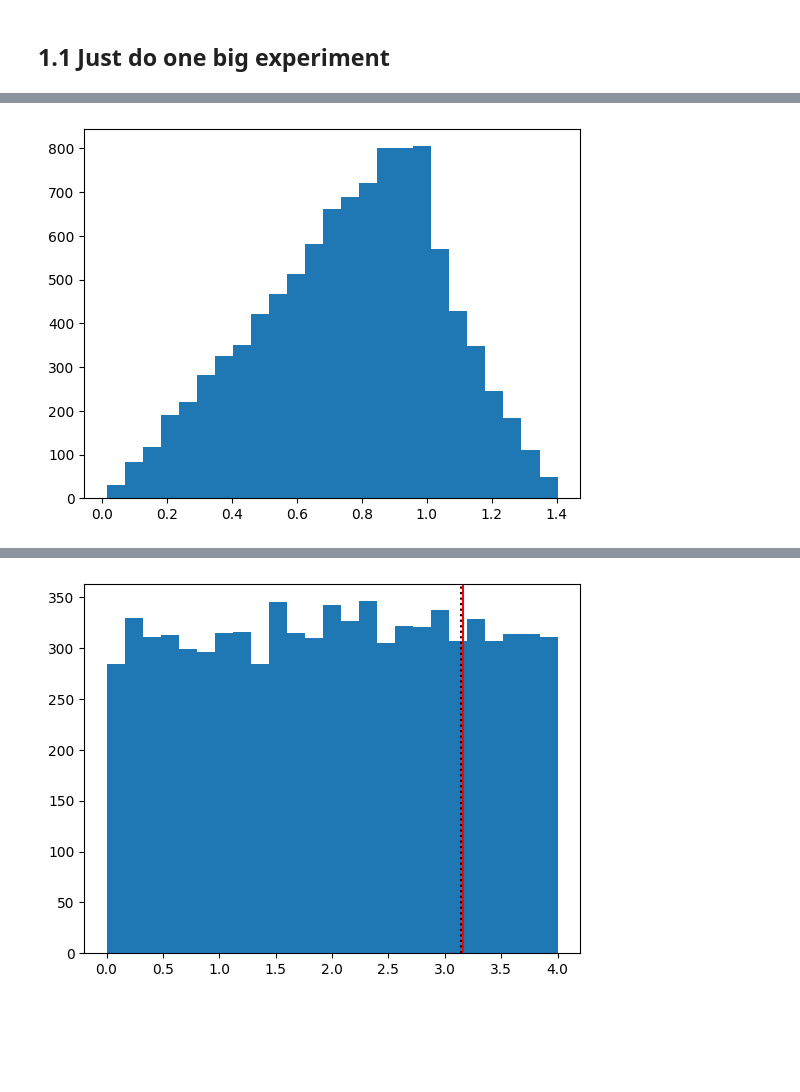
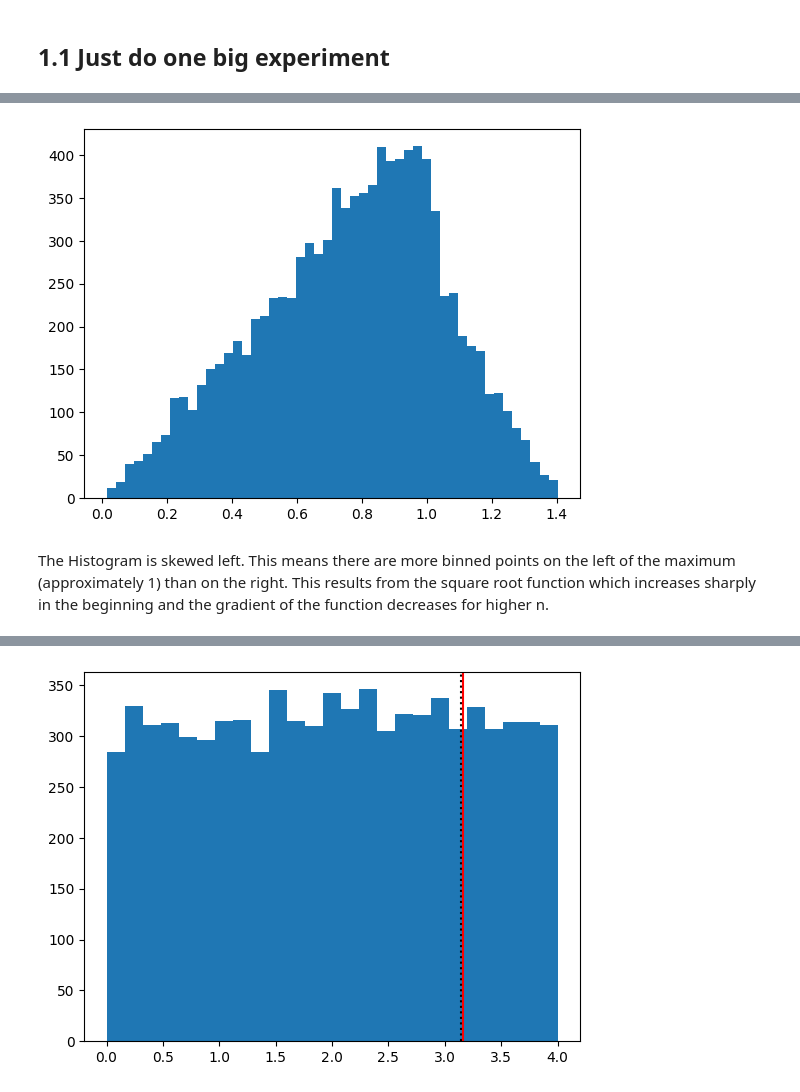
Before and after one commit to MXM1796/computational_physics_2024_fre_rei, a Jupyter notebook: Sheet_1.ipynb, the cells around one changed output, grey strips where cells are left out. Cells and saved outputs as stored; diff of their text form; code cells hidden in the pictures; blank space fills up the shorter version.

```diff
--- a/Sheet_1.ipynb
+++ b/Sheet_1.ipynb
@@ -28,8 +28,10 @@ print(f'={average} ± {uncertainty}')
 # %%
-plt.hist(radius**0.5, bins=25)
+plt.hist(radius**0.5, bins=50)
 plt.show()
 # %% [output]
-[figure, old version]
+[figure, new version]
+# %% [markdown]
+The Histogram is skewed left. This means there are more binned points on the left of the maximum (approximately 1) than on the right. This results from the square root function which increases sharply in the beginning and the gradient of the function decreases for higher n.
 # %%
 plt.hist(radius, bins=25)
 plt.show()
```
Also changed, not shown: parts of 8 cells of this notebook, 1 other file.
